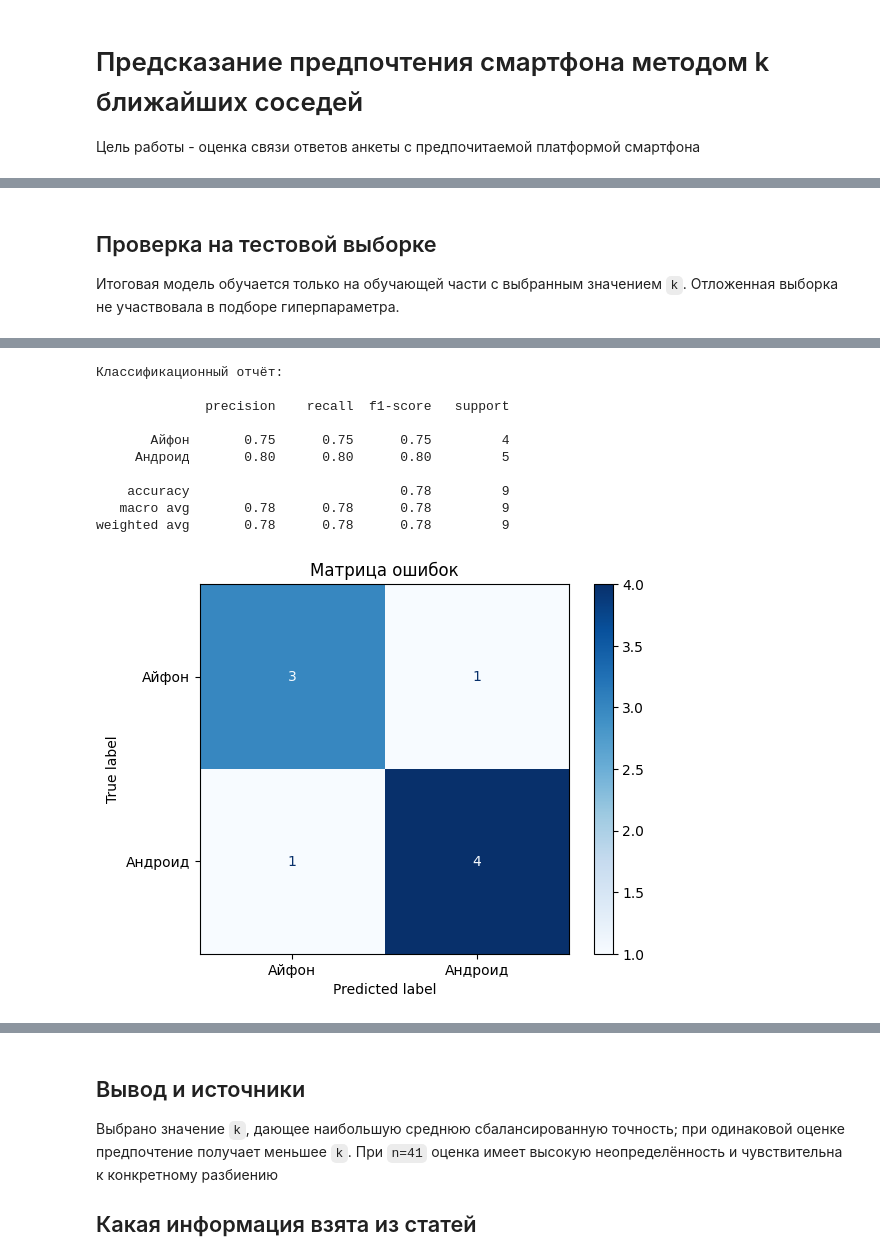
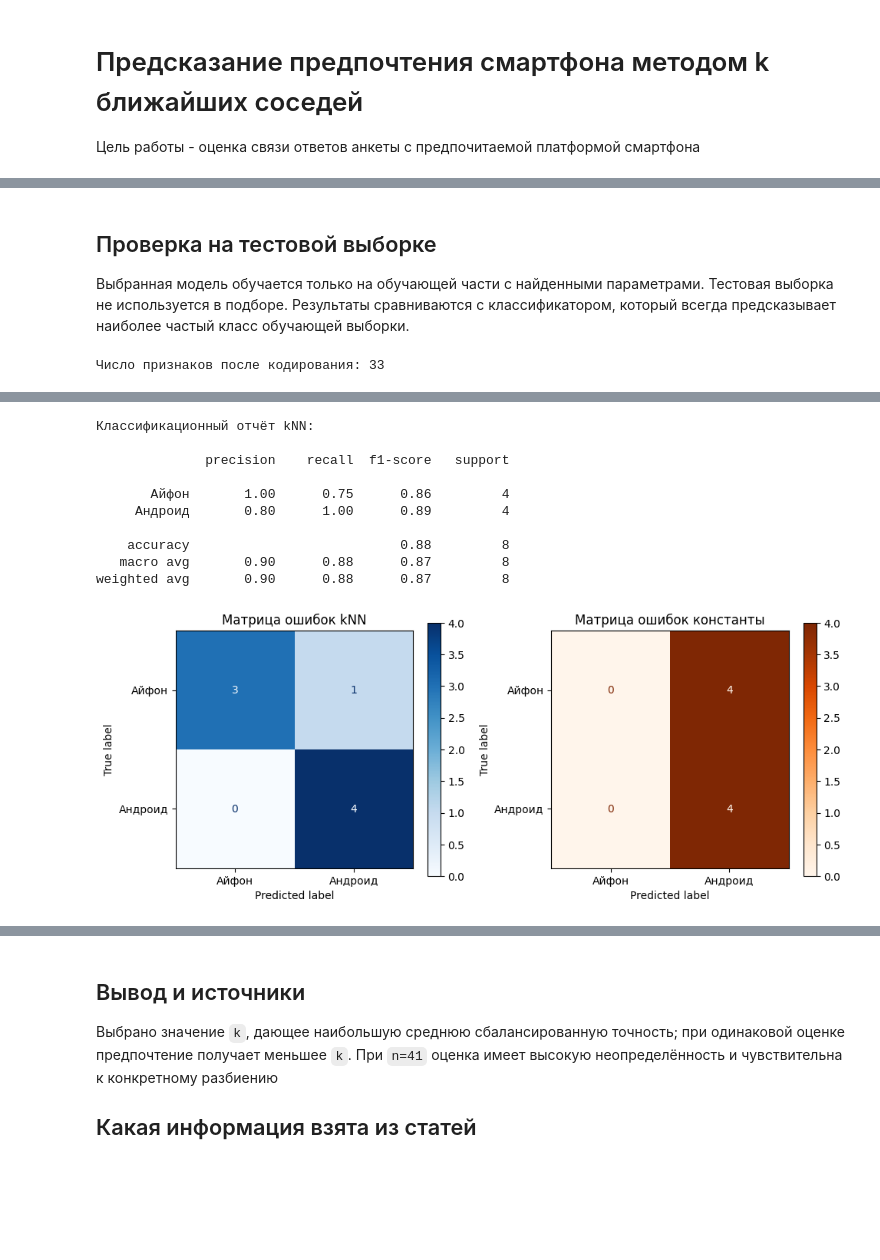
Before and after one commit to Osipovill/intelligent_systems_and_technologies, a Jupyter notebook: practice_1/iphone_android_knn.ipynb, the cells around one changed output, grey strips where cells are left out. Drawn from its saved outputs; the diff is of its cells as text; code cells hidden in the pictures; blank space fills up the shorter version.

Commit message:
Улучшена предобработка данных и подбор параметров kNN, добавлено сравнение с базовой моделью

```diff
--- a/practice_1/iphone_android_knn.ipynb
+++ b/practice_1/iphone_android_knn.ipynb
@@ -162,25 +515,55 @@ plt.show()
 # %% [markdown]
 ## Проверка на тестовой выборке
 
-Итоговая модель обучается только на обучающей части с выбранным значением `k`. Отложенная выборка не участвовала в подборе гиперпараметра.
+Выбранная модель обучается только на обучающей части с найденными параметрами. Тестовая выборка не используется в подборе. Результаты сравниваются с классификатором, который всегда предсказывает наиболее частый класс обучающей выборки.
 # %%
-# Обучаем итоговую модель с выбранным числом соседей
-model = pipeline.set_params(model__n_neighbors=best_k).fit(X_train, y_train)
+# Обучаем итоговую модель с выбранными параметрами
+model = pipeline.set_params(
+    model__n_neighbors=best_k,
+    model__weights=best_weights,
+    model__metric=best_metric,
+).fit(X_train, y_train)
+
+feature_names = model.named_steps["preprocessor"].get_feature_names_out()
+print(f"Число признаков после кодирования: {len(feature_names)}")
+
 # Получаем прогнозы для отложенной части данных
 y_pred = model.predict(X_test)
 
-# Считаем метрики и показываем ошибки на отложенной части
-metrics = pd.Series(
+# Проверяем результат относительно самого частого класса
+dummy = DummyClassifier(strategy="most_frequent")
+dummy_cv = cross_val_score(dummy, X_train, y_train, cv=cv, scoring="balanced_accuracy")
+dummy.fit(X_train, y_train)
+dummy_pred = dummy.predict(X_test)
+
+# Считаем общую и поклассовую точность на отложенных данных
+metrics = pd.DataFrame(
     {
-        "accuracy": accuracy_score(y_test, y_pred),
-        "balanced_accuracy": balanced_accuracy_score(y_test, y_pred),
-        "macro_f1": f1_score(y_test, y_pred, average="macro"),
-    }
+        "kNN": [
+            accuracy_score(y_test, y_pred),
+            balanced_accuracy_score(y_test, y_pred),
+            f1_score(y_test, y_pred, average="macro"),
+            float(chosen["balanced_accuracy_mean"]),
+        ],
+        "Константа (частый класс)": [
+            accuracy_score(y_test, dummy_pred),
+            balanced_accuracy_score(y_test, dummy_pred),
+            f1_score(y_test, dummy_pred, average="macro"),
+            float(dummy_cv.mean()),
+        ],
+    },
+    index=["accuracy_test", "balanced_accuracy_test", "macro_f1_test", "balanced_accuracy_cv"],
 )
-display(metrics.to_frame("Значение"))
-print("Классификационный отчёт:\n")
+display(metrics)
+print("Классификационный отчёт kNN:\n")
 print(classification_report(y_test, y_pred, zero_division=0))
-ConfusionMatrixDisplay.from_predictions(y_test, y_pred, cmap="Blues")
-plt.title("Матрица ошибок")
+
+fig, axes = plt.subplots(1, 2, figsize=(10, 4))
+ConfusionMatrixDisplay.from_predictions(y_test, y_pred, cmap="Blues", ax=axes[0])
+axes[0].set_title("Матрица ошибок kNN")
+ConfusionMatrixDisplay.from_predictions(y_test, dummy_pred, cmap="Oranges", ax=axes[1])
+axes[1].set_title("Матрица ошибок константы")
+plt.tight_layout()
 plt.show()
 # %% [output]
+Число признаков после кодирования: 33
@@ -191,14 +575,14 @@ plt.show()
-Классификационный отчёт:
-
-              precision    recall  f1-score   support
-
-       Айфон       0.75      0.75      0.75         4
-     Андроид       0.80      0.80      0.80         5
-
-    accuracy                           0.78         9
-   macro avg       0.78      0.78      0.78         9
-weighted avg       0.78      0.78      0.78         9
+Классификационный отчёт kNN:
+
+              precision    recall  f1-score   support
+
+       Айфон       1.00      0.75      0.86         4
+     Андроид       0.80      1.00      0.89         4
+
+    accuracy                           0.88         8
+   macro avg       0.90      0.88      0.87         8
+weighted avg       0.90      0.88      0.87         8
-[figure, old version]
+[figure, new version]
 # %%
 prediction_table = pd.DataFrame({
     "Факт": y_test,
```
Also changed, not shown: parts of 15 cells of this notebook.
